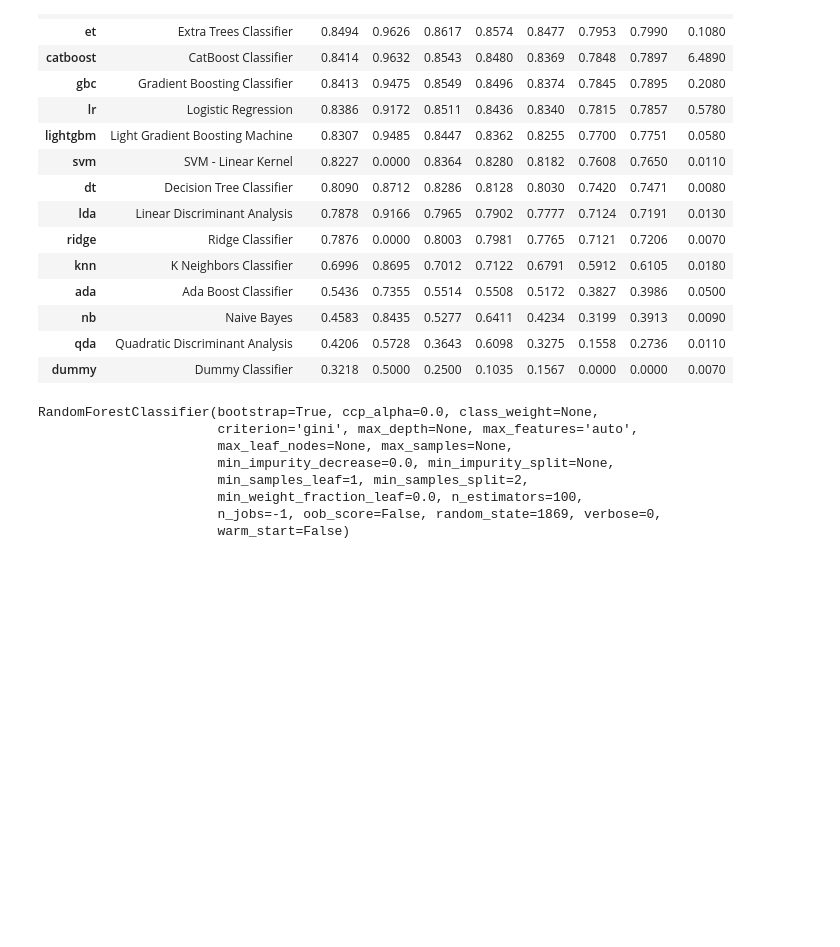
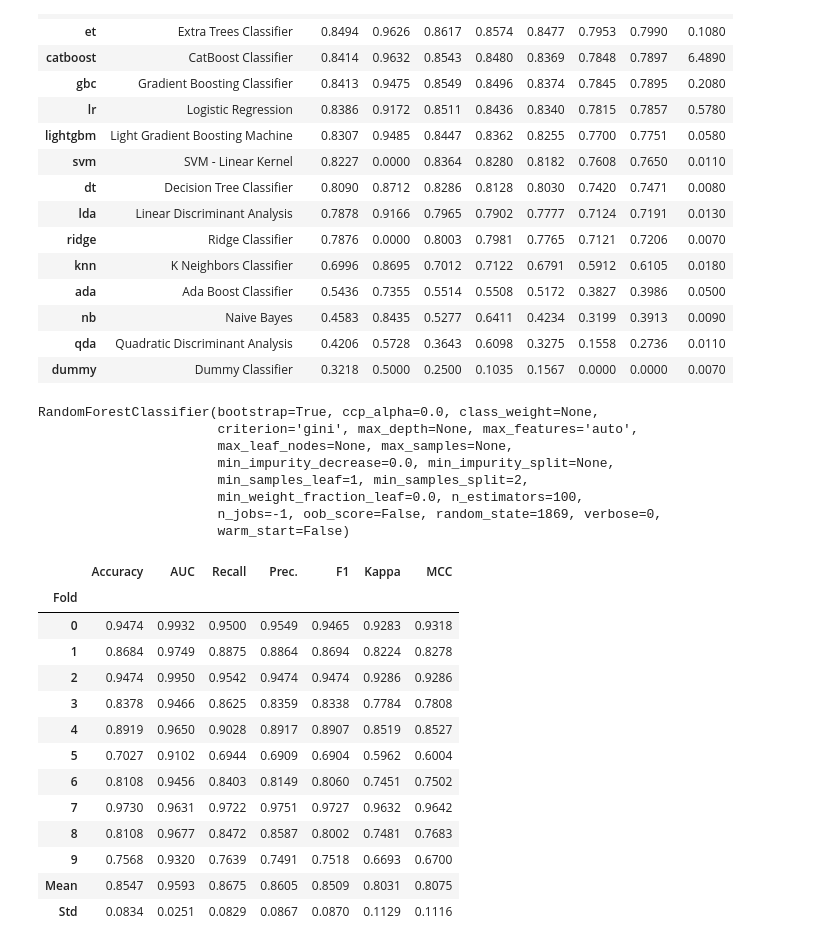
Before and after one commit to imraghavagr/mental-health, a Jupyter notebook: notebooks/02-ra-dataModelling.ipynb, the cells around one changed output. Drawn from its saved outputs; the diff is of its cells as text; code cells hidden in the pictures; blank space fills up the shorter version.

```diff
--- a/notebooks/02-ra-dataModelling.ipynb
+++ b/notebooks/02-ra-dataModelling.ipynb
@@ -1388,3 +1388,20 @@ RandomForestClassifier(bootstrap=True, ccp_alpha=0.0, class_weight=None,
                        min_weight_fraction_leaf=0.0, n_estimators=100,
                        n_jobs=-1, oob_score=False, random_state=1869, verbose=0,
                        warm_start=False)
+# %%
+rf2 = create_model("rf")
+# %% [output]
+|  | Accuracy | AUC | Recall | Prec. | F1 | Kappa | MCC |
+| Fold |  |  |  |  |  |  |  |
+| 0 | 0.9474 | 0.9932 | 0.9500 | 0.9549 | 0.9465 | 0.9283 | 0.9318 |
+| 1 | 0.8684 | 0.9749 | 0.8875 | 0.8864 | 0.8694 | 0.8224 | 0.8278 |
+| 2 | 0.9474 | 0.9950 | 0.9542 | 0.9474 | 0.9474 | 0.9286 | 0.9286 |
+| 3 | 0.8378 | 0.9466 | 0.8625 | 0.8359 | 0.8338 | 0.7784 | 0.7808 |
+| 4 | 0.8919 | 0.9650 | 0.9028 | 0.8917 | 0.8907 | 0.8519 | 0.8527 |
+| 5 | 0.7027 | 0.9102 | 0.6944 | 0.6909 | 0.6904 | 0.5962 | 0.6004 |
+| 6 | 0.8108 | 0.9456 | 0.8403 | 0.8149 | 0.8060 | 0.7451 | 0.7502 |
+| 7 | 0.9730 | 0.9631 | 0.9722 | 0.9751 | 0.9727 | 0.9632 | 0.9642 |
+| 8 | 0.8108 | 0.9677 | 0.8472 | 0.8587 | 0.8002 | 0.7481 | 0.7683 |
+| 9 | 0.7568 | 0.9320 | 0.7639 | 0.7491 | 0.7518 | 0.6693 | 0.6700 |
+| Mean | 0.8547 | 0.9593 | 0.8675 | 0.8605 | 0.8509 | 0.8031 | 0.8075 |
+| Std | 0.0834 | 0.0251 | 0.0829 | 0.0867 | 0.0870 | 0.1129 | 0.1116 |
```
Also changed, not shown: parts of 16 cells of this notebook.
